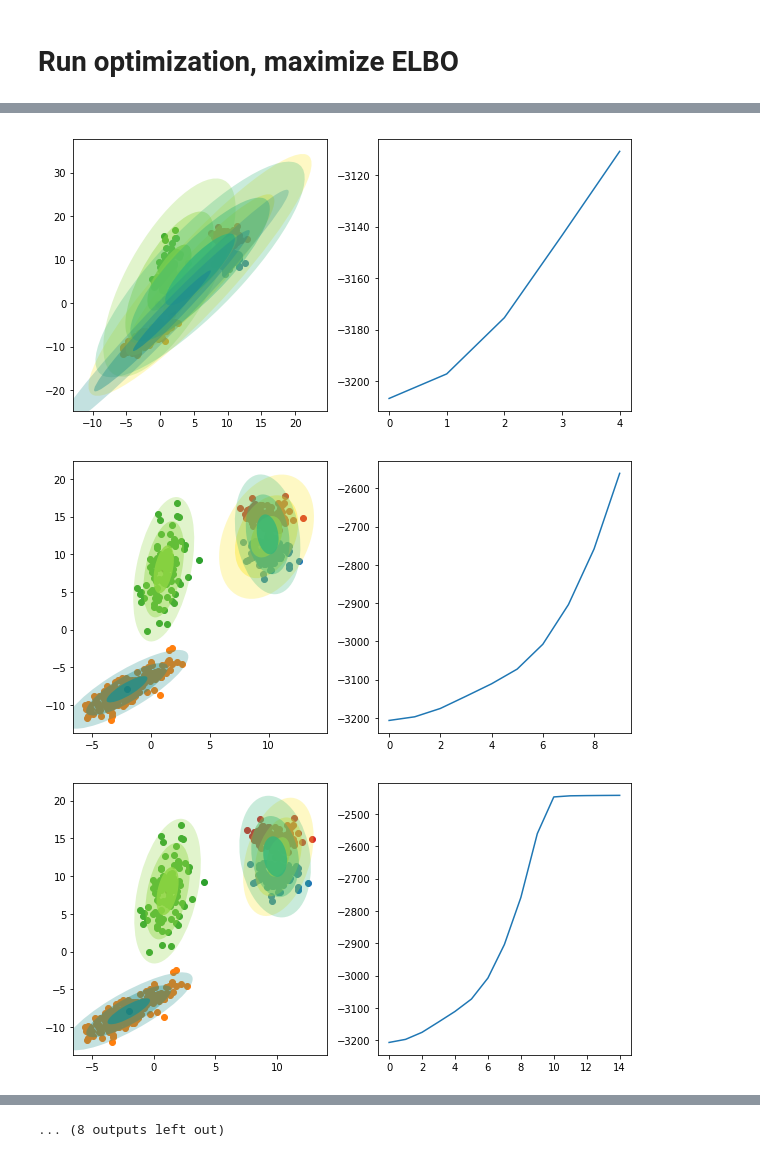
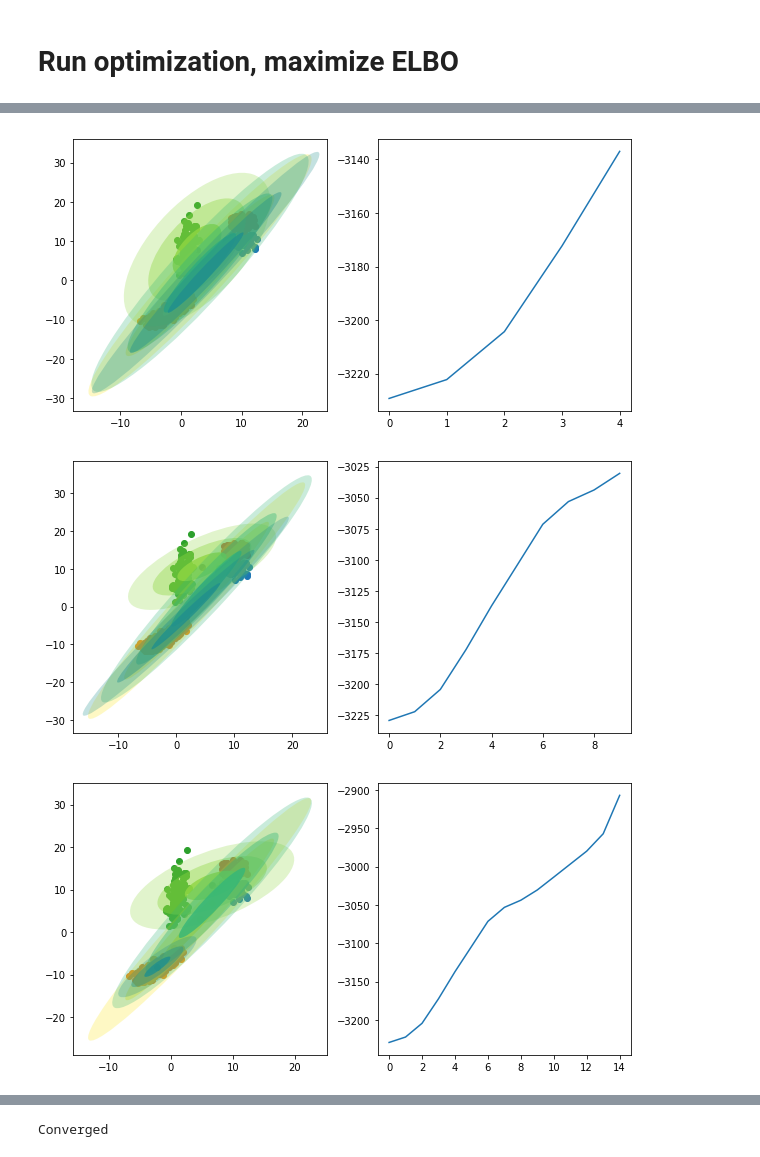
Before and after one commit to AdalbertoCq/Dirichlet_processes, a Jupyter notebook: VariationalInference_GMM.ipynb, the cells around one changed output, grey strips where cells are left out. Cells and saved outputs as stored; diff of their text form; code cells hidden in the pictures.

Commit message:
Fix ELBO typo var approx entropy

```diff
--- a/VariationalInference_GMM.ipynb
+++ b/VariationalInference_GMM.ipynb
@@ -60,9 +60,8 @@ def compute_elbo(alphak, alphao, r_probs, mk, bk, mo, bo, vk, wk_inv, vo, wo_inv
         q_pi += (alphak[k]-1)*e_pi_log(alphak, k)
 
     q_m_l = 0
-    a = 0
     for k in range(n_mixtures):
-        q_m_l += -.5*D*np.log(2*np.pi) + .5*D*np.log(bk[k] + .5*e_lambda_log_det(vk, wk_inv, k))
+        q_m_l += -.5*D*np.log(2*np.pi) + .5*D*np.log(bk[k]) + .5*e_lambda_log_det(vk, wk_inv, k)
         q_m_l += wishart_log_norm_const(vk[k], np.linalg.inv(wk_inv[k,:,:]))
         q_m_l += -.5*D +.5*(vk[k]-D-1)*e_lambda_log_det(vk, wk_inv, k)
         q_m_l += -.5*vk[k]*D
@@ -81,8 +80,7 @@ def compute_elbo(alphak, alphao, r_probs, mk, bk, mo, bo, vk, wk_inv, vo, wo_inv
         m = mk[k, :] - mo[k, :]
         wo = np.linalg.inv(wo_inv[k,:,:])
         aux = (bo[k]*D/bk[k]) + bo[k]*np.dot(m.T, np.dot(e_lambda(wk_inv, vk, k), m))
-#         p_m_l += -.5*D*np.log(2*np.pi) + .5*(D*np.log(bo[k]) + e_lambda_log_det(vk, wk_inv, k)) -.5*aux
-        p_m_l += -.5*D*np.log(2*np.pi) + .5*(np.log(bo[k]) + e_lambda_log_det(vk, wk_inv, k)) -.5*aux
+        p_m_l += -.5*D*np.log(2*np.pi) + .5*(D*np.log(bo[k]) + e_lambda_log_det(vk, wk_inv, k)) -.5*aux
         p_m_l += wishart_log_norm_const(vo[k], wo)
         p_m_l += +.5*(vo[k]-D-1)*e_lambda_log_det(vk, wk_inv, k) -.5*np.trace(np.dot(wo_inv[k,:,:], e_lambda(wk_inv, vk, k)))
 
@@ -232,7 +230,7 @@ n_data = data.shape[1]
 alphao = np.ones((n_mixtures), dtype=np.float64)*0.1
 
 # Mean distribution.
-mo = np.ones((n_mixtures, dimensionality), dtype=np.float64)
+mo = np.ones((n_mixtures, dimensionality), dtype=np.float64)*10
 bo = 0.01*np.ones((n_mixtures), dtype=np.float64)
 
 # Precision distribution.
@@ -270,7 +268,7 @@ for update in range(100):
     wk_inv = update_wk_inv_lambda(wk_inv, wo_inv, mk, mo, bk, bo, r_probs, data)
     r_probs = update_r_z(r_probs, alphak, mk, bk, vk, wk_inv, data)
     current_elbo = compute_elbo(alphak, alphao, r_probs, mk, bk, mo, bo, vk, wk_inv, vo, wo_inv, data)
-    if update!=0 and current_elbo-prev_elbo < 1e-9:
+    if update!=0 and current_elbo-prev_elbo < 1e-12:
         print('Converged')
         break
     if update%5 == 0:
@@ -282,3 +280,3 @@ for update in range(100):
-[figure, old version]
+[figure, new version]
-[figure, old version]
+[figure, new version]
-[figure, old version]
+[figure, new version]
@@ -293,4 +290,4 @@ for update in range(100):
-... (8 outputs left out)
+Converged
 # %%
 for i in range(n_mixtures):
     print('Gaussian', i)
```
Also changed, not shown: parts of 3 cells of this notebook.
